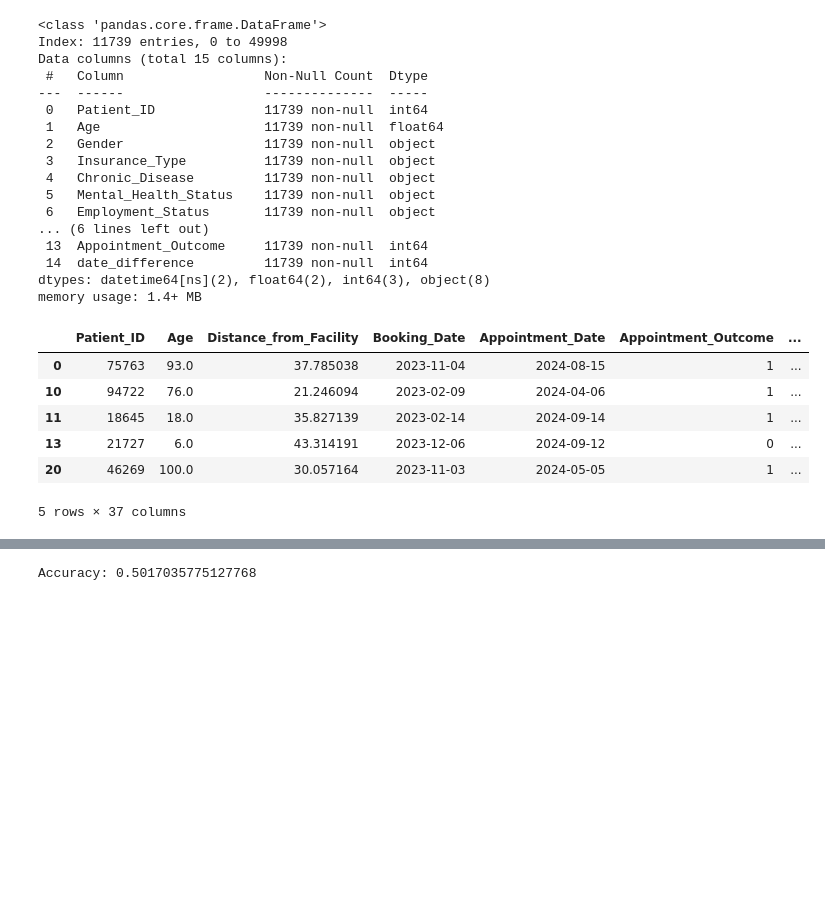
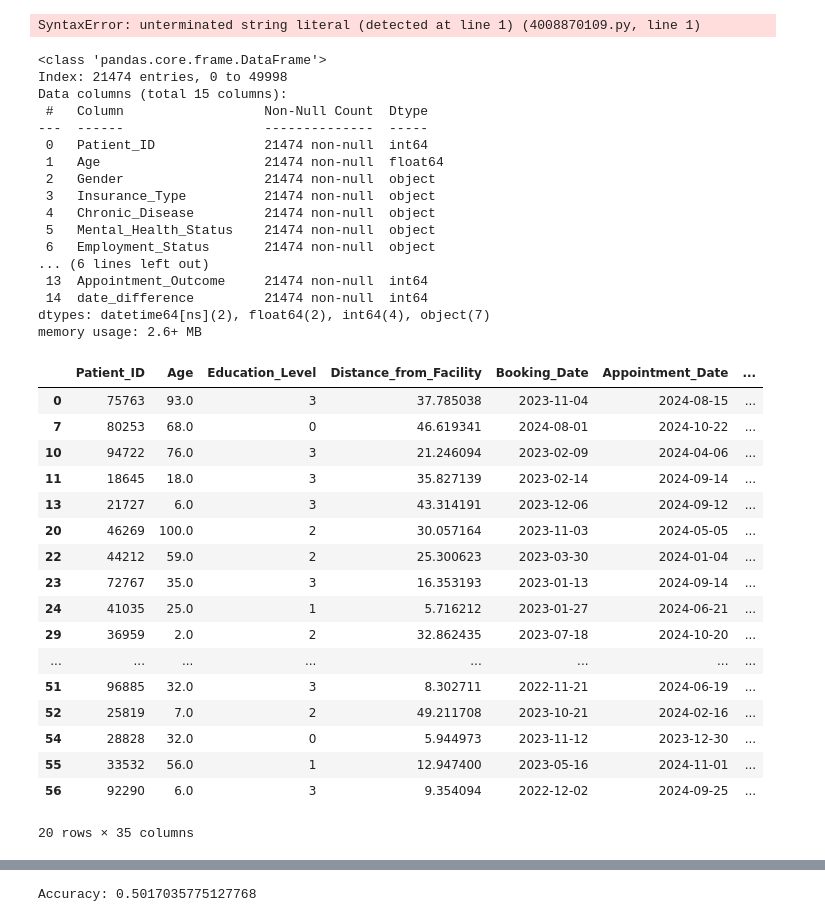
Before and after one commit to aconde11/final-project, a Jupyter notebook: joel_test.ipynb, the cells around one changed output, grey strips where cells are left out. Saved outputs shown, nothing was run; the diff lists cells and outputs as text; code cells hidden in the pictures; blank space fills up the shorter version.

```diff
--- a/joel_test.ipynb
+++ b/joel_test.ipynb
@@ -13,3 +14,10 @@ from sklearn.preprocessing import StandardScaler
 import tensorflow as tf
 # %%
 df_health = pd.read_csv ('healthcare_dataset.csv')
+# %%
+#add more ages to the column Age with random numbers from 18 to 90.
+random_ages=np.random.randint (18,90, size=len (df_health ['Age']))
+df_health ['Age'].fillna (pd.Series(random_ages),inplace=True)
+# %%
+#in order to get the NA lower I filled the blkanks with unknown in the field education level
+df_health['Education_Level'].fillna('unknown', inplace=True)
@@ -15,0 +38,2 @@ df_health = pd.read_csv ('healthcare_dataset.csv')
+# %%
+df_health ['Gender'].fillna ('Other',inplace=True)
@@ -16 +46,5 @@ df_health = pd.read_csv ('healthcare_dataset.csv')
+# %%
+ordinal_mapping = {'unknown': 0, 'High School': 1, 'College': 2, 'Advanced Degree': 3}
+
+df_health['Education_Level'] = df_health['Education_Level'].map(ordinal_mapping)
 # %%
@@ -25,5 +72,9 @@ df_health. head ()
 # %%
 df_health = df_health.dropna()
+# %%
+df_health ['
+# %% [output]
+SyntaxError: unterminated string literal (detected at line 1) (4008870109.py, line 1)
 # %%
 df_health ['Booking_Date']=pd.to_datetime (df_health['Booking_Date'])
 df_health ['Appointment_Date']=pd.to_datetime (df_health['Appointment_Date'])
@@ -34,35 +85,46 @@ df_health['Appointment_Outcome'] = df_health['Appointment_Outcome'].replace({'No
 df_health. info ()
 # %% [output]
 <class 'pandas.core.frame.DataFrame'>
-Index: 11739 entries, 0 to 49998
+Index: 21474 entries, 0 to 49998
 Data columns (total 15 columns):
  #   Column                  Non-Null Count  Dtype
 ---  ------                  --------------  -----
- 0   Patient_ID              11739 non-null  int64
- 1   Age                     11739 non-null  float64
- 2   Gender                  11739 non-null  object
- 3   Insurance_Type          11739 non-null  object
- 4   Chronic_Disease         11739 non-null  object
- 5   Mental_Health_Status    11739 non-null  object
- 6   Employment_Status       11739 non-null  object
+ 0   Patient_ID              21474 non-null  int64
+ 1   Age                     21474 non-null  float64
+ 2   Gender                  21474 non-null  object
+ 3   Insurance_Type          21474 non-null  object
+ 4   Chronic_Disease         21474 non-null  object
+ 5   Mental_Health_Status    21474 non-null  object
+ 6   Employment_Status       21474 non-null  object
 ... (6 lines left out)
- 13  Appointment_Outcome     11739 non-null  int64
- 14  date_difference         11739 non-null  int64
-dtypes: datetime64[ns](2), float64(2), int64(3), object(8)
-memory usage: 1.4+ MB
+ 13  Appointment_Outcome     21474 non-null  int64
+ 14  date_difference         21474 non-null  int64
+dtypes: datetime64[ns](2), float64(2), int64(4), object(7)
+memory usage: 2.6+ MB
 # %%
 #day of the week lets see if something happens
 df_health['day_of_week'] = df_health['Appointment_Date'].dt.day_name()
 df_health=pd.get_dummies (df_health,dtype=float)
-df_health.head ()
+df_health.head (20)
 # %% [output]
-|  | Patient_ID | Age | Distance_from_Facility | Booking_Date | Appointment_Date | Appointment_Outcome | ... |
-| 0 | 75763 | 93.0 | 37.785038 | 2023-11-04 | 2024-08-15 | 1 | ... |
-| 10 | 94722 | 76.0 | 21.246094 | 2023-02-09 | 2024-04-06 | 1 | ... |
-| 11 | 18645 | 18.0 | 35.827139 | 2023-02-14 | 2024-09-14 | 1 | ... |
-| 13 | 21727 | 6.0 | 43.314191 | 2023-12-06 | 2024-09-12 | 0 | ... |
-| 20 | 46269 | 100.0 | 30.057164 | 2023-11-03 | 2024-05-05 | 1 | ... |
+|  | Patient_ID | Age | Education_Level | Distance_from_Facility | Booking_Date | Appointment_Date | ... |
+| 0 | 75763 | 93.0 | 3 | 37.785038 | 2023-11-04 | 2024-08-15 | ... |
+| 7 | 80253 | 68.0 | 0 | 46.619341 | 2024-08-01 | 2024-10-22 | ... |
+| 10 | 94722 | 76.0 | 3 | 21.246094 | 2023-02-09 | 2024-04-06 | ... |
+| 11 | 18645 | 18.0 | 3 | 35.827139 | 2023-02-14 | 2024-09-14 | ... |
+| 13 | 21727 | 6.0 | 3 | 43.314191 | 2023-12-06 | 2024-09-12 | ... |
+| 20 | 46269 | 100.0 | 2 | 30.057164 | 2023-11-03 | 2024-05-05 | ... |
+| 22 | 44212 | 59.0 | 2 | 25.300623 | 2023-03-30 | 2024-01-04 | ... |
+| 23 | 72767 | 35.0 | 3 | 16.353193 | 2023-01-13 | 2024-09-14 | ... |
+| 24 | 41035 | 25.0 | 1 | 5.716212 | 2023-01-27 | 2024-06-21 | ... |
+| 29 | 36959 | 2.0 | 2 | 32.862435 | 2023-07-18 | 2024-10-20 | ... |
+| ... | ... | ... | ... | ... | ... | ... | ... |
+| 51 | 96885 | 32.0 | 3 | 8.302711 | 2022-11-21 | 2024-06-19 | ... |
+| 52 | 25819 | 7.0 | 2 | 49.211708 | 2023-10-21 | 2024-02-16 | ... |
+| 54 | 28828 | 32.0 | 0 | 5.944973 | 2023-11-12 | 2023-12-30 | ... |
+| 55 | 33532 | 56.0 | 1 | 12.947400 | 2023-05-16 | 2024-11-01 | ... |
+| 56 | 92290 | 6.0 | 3 | 9.354094 | 2022-12-02 | 2024-09-25 | ... |
-5 rows × 37 columns
+20 rows × 35 columns
 # %%
 # Separate features and target variable
 X = df_health.drop(['Appointment_Outcome','Appointment_Date','Booking_Date'], axis=1).values
```
Also changed, not shown: parts of 6 cells of this notebook.
